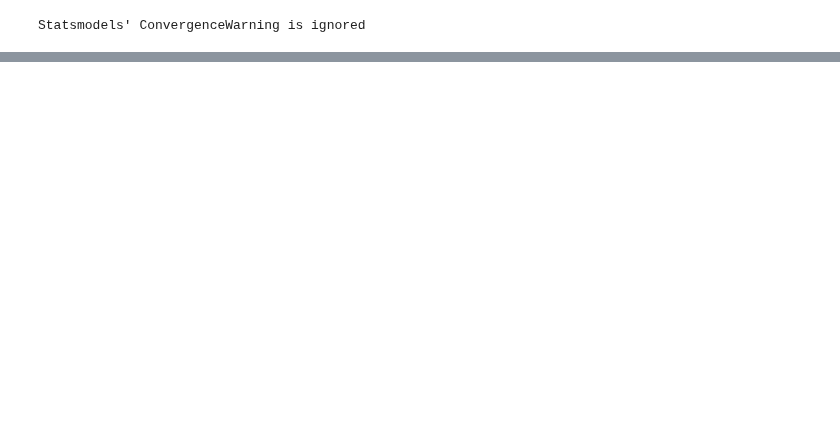
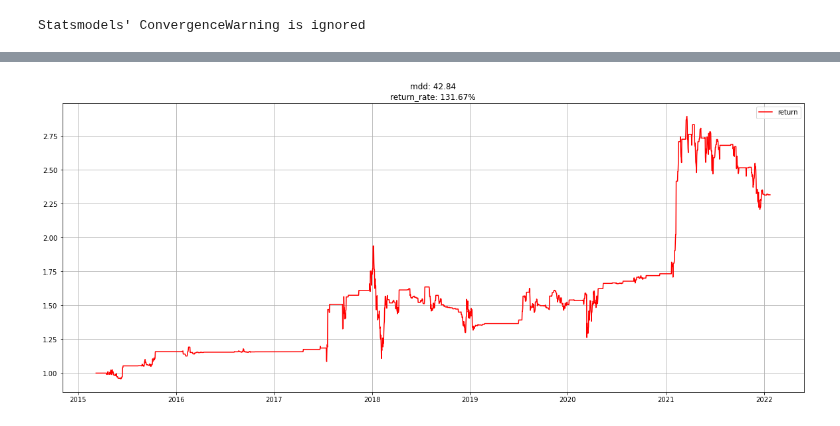
Before and after one commit to happysms/RuleBase-VS-TimeSeries-Algorithm, a Jupyter notebook: LSTM/LSTM_prototype.ipynb, the cells around one changed output, grey strips where cells are left out. Cells and saved outputs as stored; diff of their text form; code cells hidden in the pictures; blank space fills up the shorter version.

```diff
--- a/LSTM/LSTM_prototype.ipynb
+++ b/LSTM/LSTM_prototype.ipynb
@@ -750,0 +840,5 @@ print(RMSE)
+# %%
+result_df = backtest_ma_and_noise(result_df)
+plot_return(result_df)
+# %% [output]
+[figure, added]
```
Also changed, not shown: parts of 10 cells of this notebook, 1 other file.
